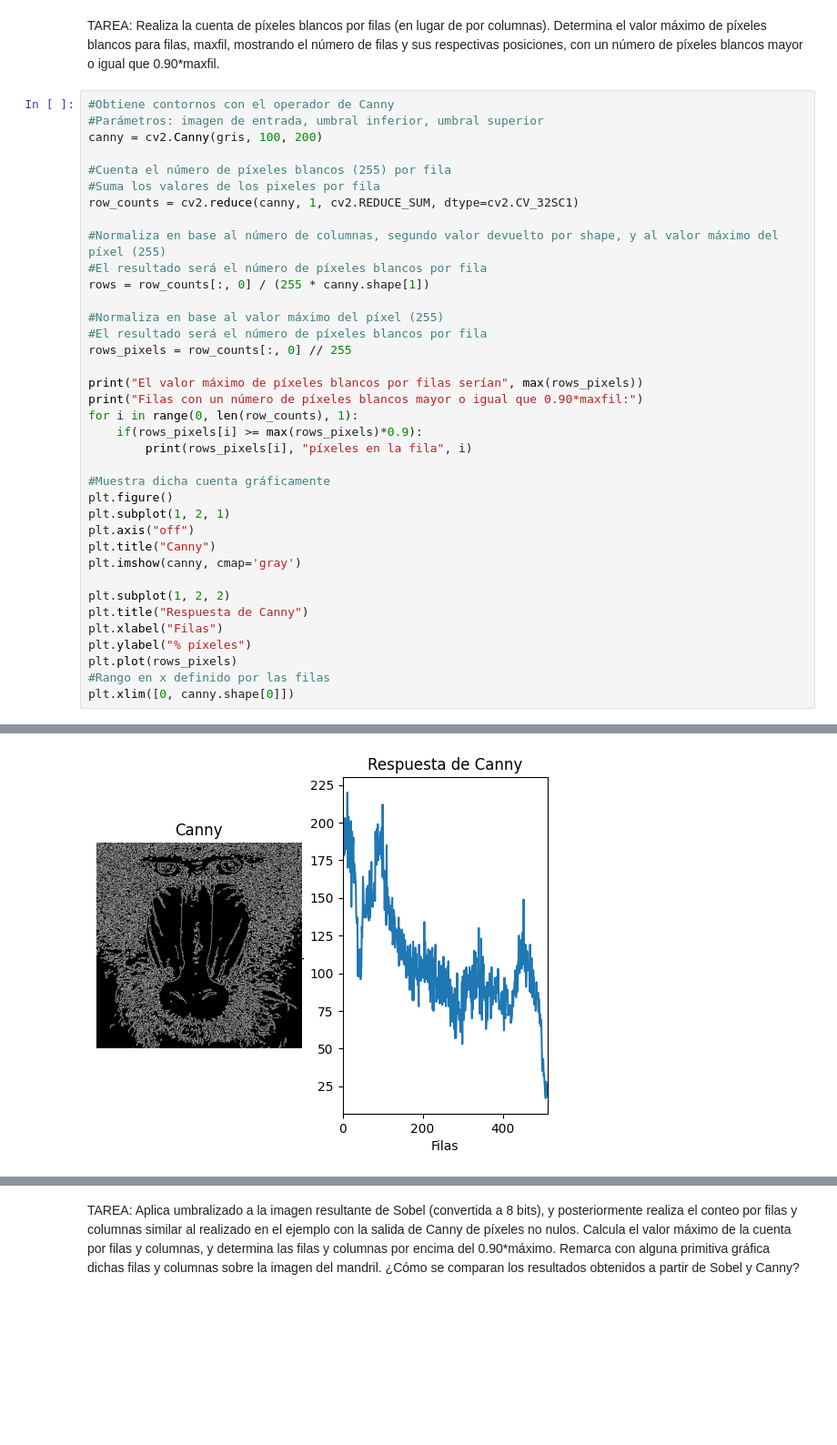
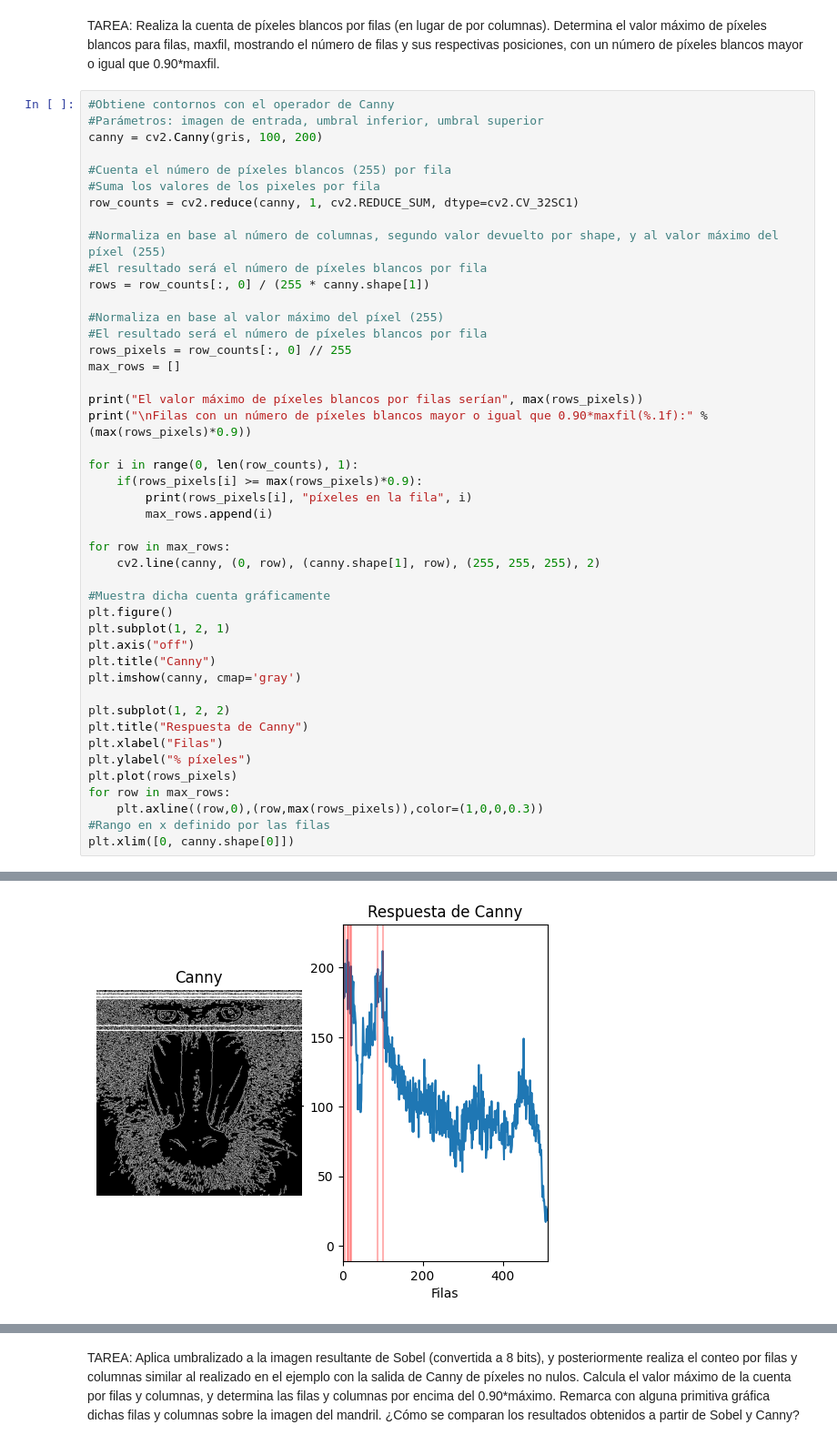
Before and after one commit to ByLucky5/VC_P2, a Jupyter notebook: VC_P2.ipynb, the cells around one changed output, grey strips where cells are left out. Shown at 91% size. Cells and saved outputs as stored; diff of their text form; blank space fills up the shorter version.

Commit message:
columnas y filas resaltadas

```diff
--- a/VC_P2.ipynb
+++ b/VC_P2.ipynb
@@ -28,12 +28,18 @@ rows = row_counts[:, 0] / (255 * canny.shape[1])
 #Normaliza en base al valor máximo del píxel (255)
 #El resultado será el número de píxeles blancos por fila
 rows_pixels = row_counts[:, 0] // 255
+max_rows = []
 
 print("El valor máximo de píxeles blancos por filas serían", max(rows_pixels))
-print("Filas con un número de píxeles blancos mayor o igual que 0.90*maxfil:")
+print("\nFilas con un número de píxeles blancos mayor o igual que 0.90*maxfil(%.1f):" % (max(rows_pixels)*0.9))
+
 for i in range(0, len(row_counts), 1):
     if(rows_pixels[i] >= max(rows_pixels)*0.9):
         print(rows_pixels[i], "píxeles en la fila", i)
+        max_rows.append(i)
+
+for row in max_rows:
+    cv2.line(canny, (0, row), (canny.shape[1], row), (255, 255, 255), 2)
 
 #Muestra dicha cuenta gráficamente
 plt.figure()
@@ -47,6 +53,8 @@ plt.title("Respuesta de Canny")
 plt.xlabel("Filas")
 plt.ylabel("% píxeles")
 plt.plot(rows_pixels)
+for row in max_rows:
+    plt.axline((row,0),(row,max(rows_pixels)),color=(1,0,0,0.3))
 #Rango en x definido por las filas
 plt.xlim([0, canny.shape[0]])
 # %% [output]
@@ -55,9 +64,9 @@ Filas con un número de píxeles blancos mayor o igual que 0.90*maxfil:
 203 píxeles en la fila 6
 220 píxeles en la fila 12
 204 píxeles en la fila 15
 200 píxeles en la fila 20
 201 píxeles en la fila 21
 199 píxeles en la fila 88
 212 píxeles en la fila 100
 (0.0, 512.0)
-[figure, old version]
+[figure, new version]
```
Also changed, not shown: parts of 7 cells of this notebook.
